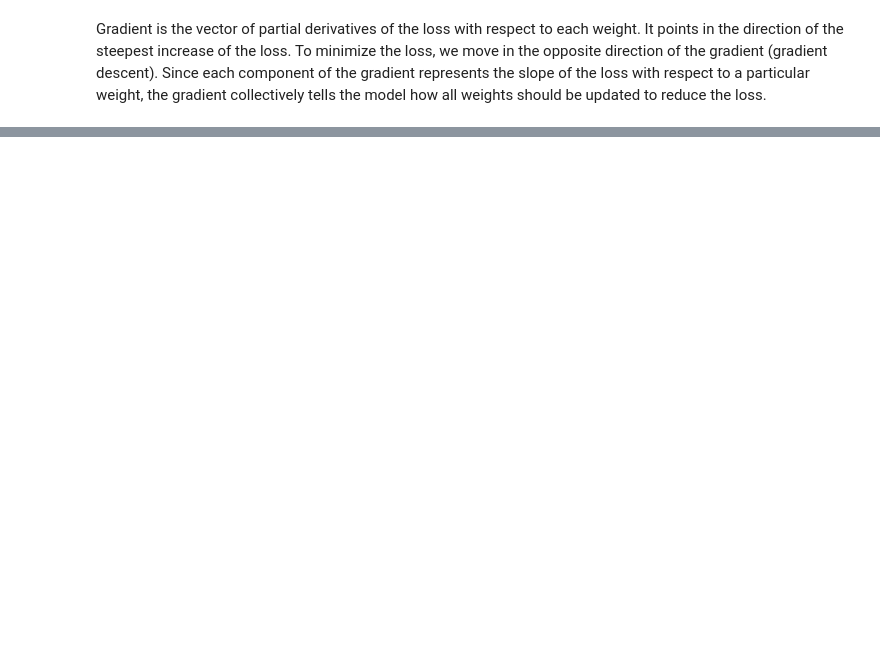
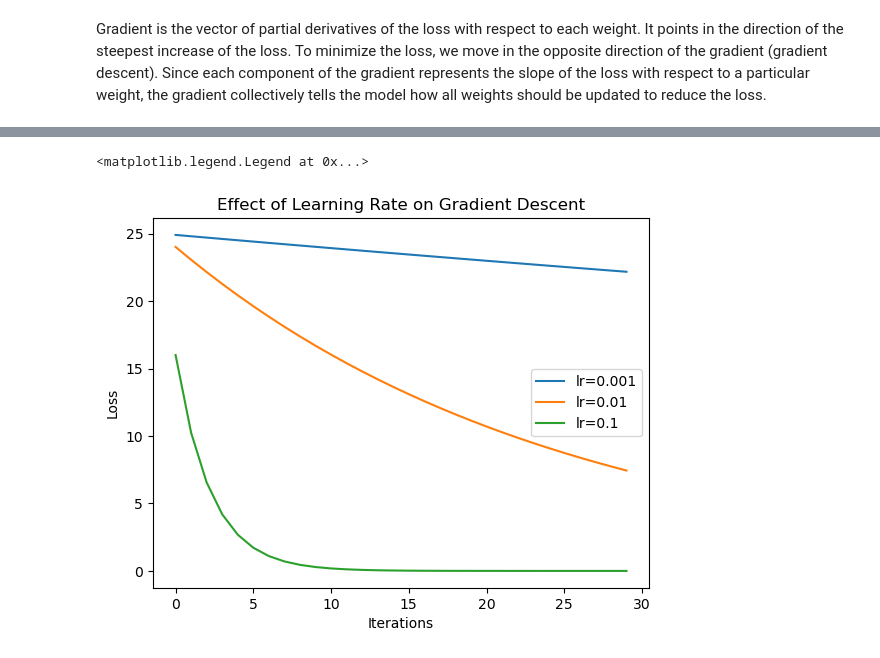
Before and after one commit to sanjanaspals1106/ml-math-notes, a Jupyter notebook: calculus/gradients.ipynb, the cells around one changed output, grey strips where cells are left out. Saved outputs shown, nothing was run; the diff lists cells and outputs as text; code cells hidden in the pictures; blank space fills up the shorter version.

```diff
--- a/calculus/gradients.ipynb
+++ b/calculus/gradients.ipynb
@@ -51,0 +60,27 @@ the gradient collectively tells the model how all weights should be updated to r
+# %%
+def loss_1d(w):
+    return w**2
+
+def grad_1d(w, eps=1e-4):
+    return (loss_1d(w + eps) - loss_1d(w)) / eps
+# %%
+learning_rates=[0.001, 0.01, 0.1]
+
+for lr in learning_rates:
+    losses=[]
+    w=5
+
+    for _ in range(30):
+        grad=grad_1d(w)
+        w=w-lr*grad
+        losses.append(loss_1d(w))
+
+    plt.plot(losses, label=f"lr={lr}")
+
+plt.xlabel("Iterations")
+plt.ylabel("Loss")
+plt.title("Effect of Learning Rate on Gradient Descent")
+plt.legend()
+# %% [output]
+<matplotlib.legend.Legend at 0x...>
+[figure, added]
```
Also changed, not shown: parts of 6 cells of this notebook, 1 other file.
